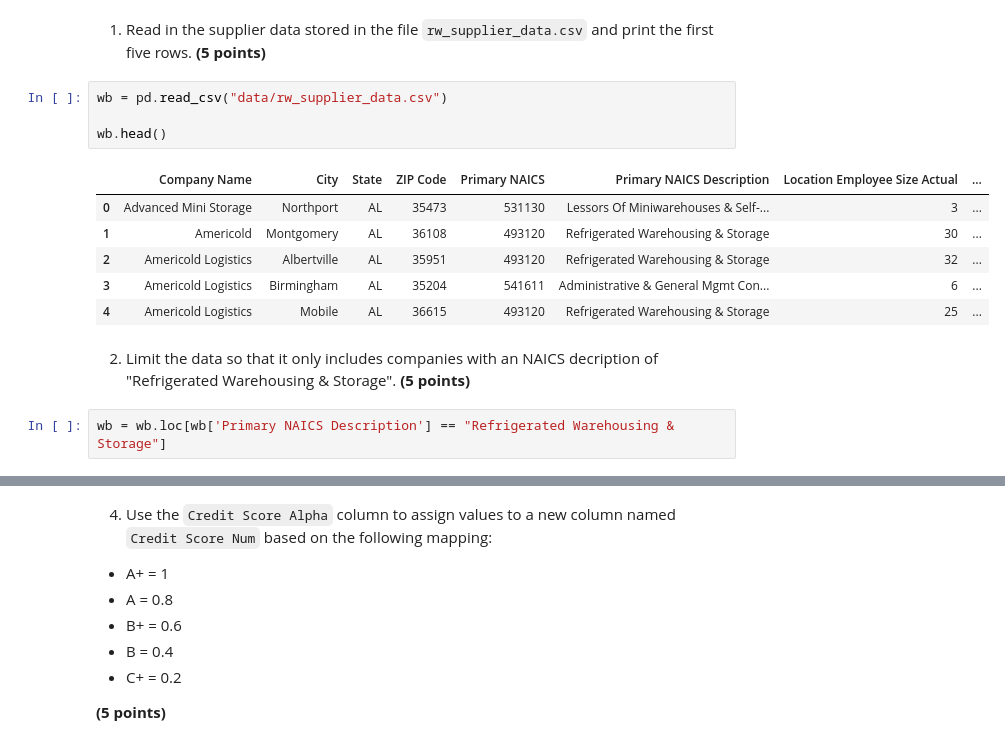
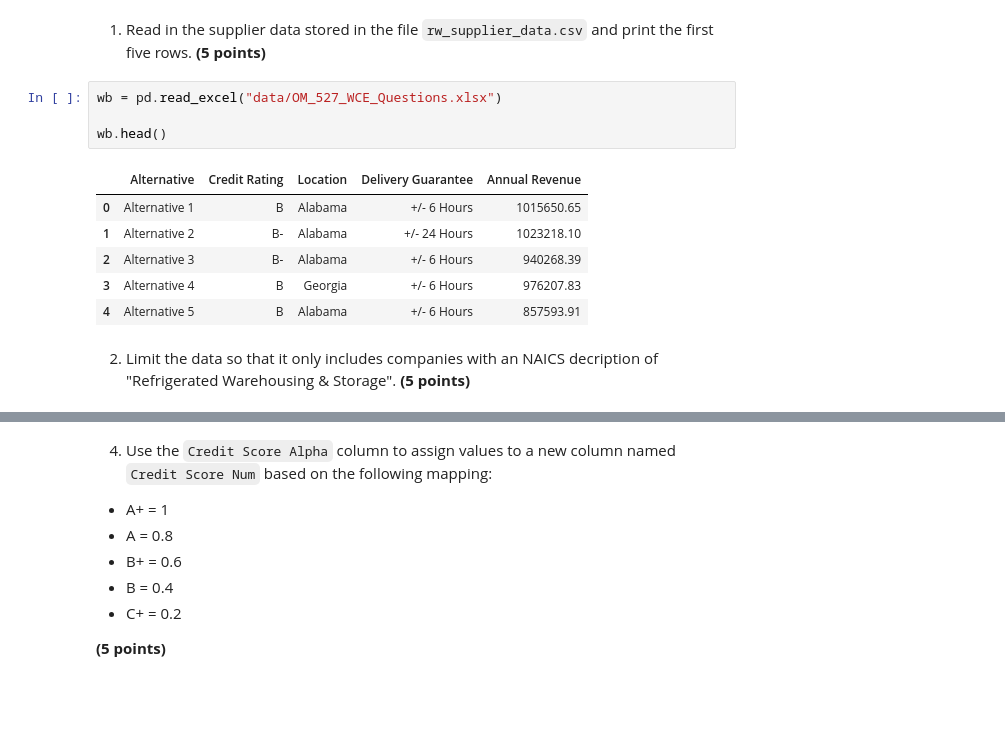
Before and after one commit to nicholas-hartley/OM527_Solo, a Jupyter notebook: OM527_Materials/Assignments/Assignment 4 - Supplier Selection/Assignment 4 - Supplier Selection.ipynb, the cells around one changed output, grey strips where cells are left out. Cells and saved outputs as stored; diff of their text form; blank space fills up the shorter version.

```diff
--- a/OM527_Materials/Assignments/Assignment 4 - Supplier Selection/Assignment 4 - Supplier Selection.ipynb
+++ b/OM527_Materials/Assignments/Assignment 4 - Supplier Selection/Assignment 4 - Supplier Selection.ipynb
@@ -42,17 +42,15 @@ def custom_grouper(df, agg_dict, groupby_columns):
 # %% [markdown]
 1) Read in the supplier data stored in the file `rw_supplier_data.csv` and print the first five rows. **(5 points)**
 # %%
-wb = pd.read_csv("data/rw_supplier_data.csv")
+wb = pd.read_excel("data/OM_527_WCE_Questions.xlsx")
 
 wb.head()
 # %% [output]
-|  | Company Name | City | State | ZIP Code | Primary NAICS | Primary NAICS Description | Location Employee Size Actual | ... |
-| 0 | Advanced Mini Storage | Northport | AL | 35473 | 531130 | Lessors Of Miniwarehouses & Self-... | 3 | ... |
-| 1 | Americold | Montgomery | AL | 36108 | 493120 | Refrigerated Warehousing & Storage | 30 | ... |
-| 2 | Americold Logistics | Albertville | AL | 35951 | 493120 | Refrigerated Warehousing & Storage | 32 | ... |
-| 3 | Americold Logistics | Birmingham | AL | 35204 | 541611 | Administrative & General Mgmt Con... | 6 | ... |
-| 4 | Americold Logistics | Mobile | AL | 36615 | 493120 | Refrigerated Warehousing & Storage | 25 | ... |
+|  | Alternative | Credit Rating | Location | Delivery Guarantee | Annual Revenue |
+| 0 | Alternative 1 | B | Alabama | +/- 6 Hours | 1015650.65 |
+| 1 | Alternative 2 | B- | Alabama | +/- 24 Hours | 1023218.10 |
+| 2 | Alternative 3 | B- | Alabama | +/- 6 Hours | 940268.39 |
+| 3 | Alternative 4 | B | Georgia | +/- 6 Hours | 976207.83 |
+| 4 | Alternative 5 | B | Alabama | +/- 6 Hours | 857593.91 |
 # %% [markdown]
 2) Limit the data so that it only includes companies with an NAICS decription of "Refrigerated Warehousing & Storage". **(5 points)**
-# %%
-wb = wb.loc[wb['Primary NAICS Description'] == "Refrigerated Warehousing & Storage"]
```
Also changed, not shown: parts of 5 cells of this notebook, 6 other files.
